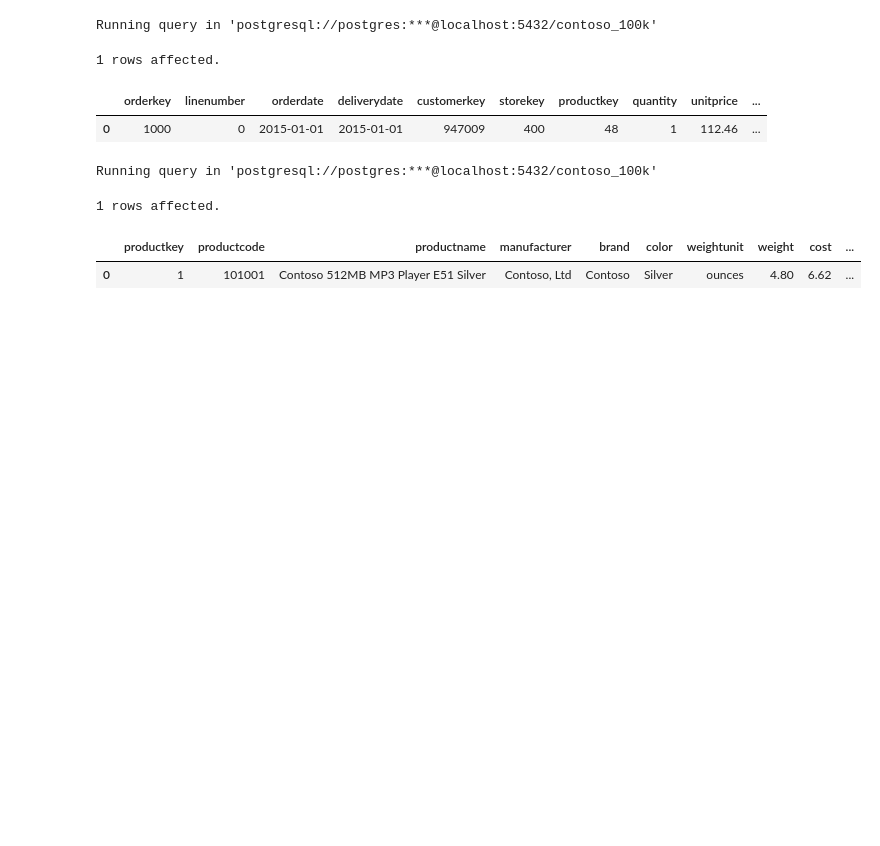
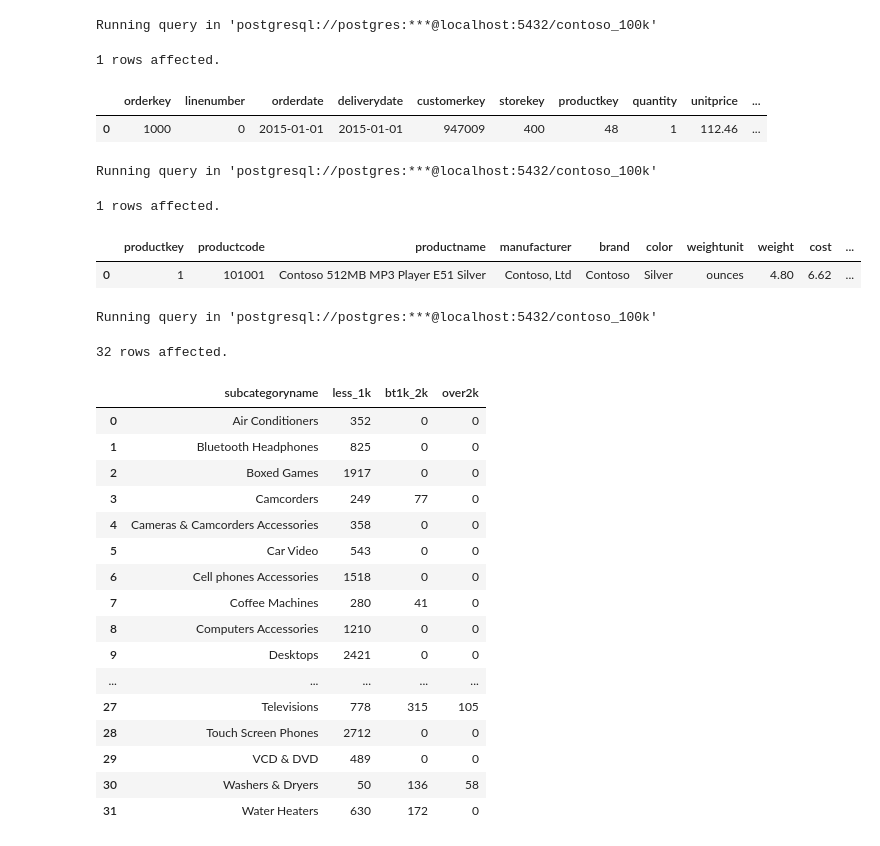
Before and after one commit to Bartek0829/SQL-learning, a Jupyter notebook: Resources/Blank_SQL_Notebook.ipynb, the cells around one changed output. Saved outputs shown, nothing was run; the diff lists cells and outputs as text; code cells hidden in the pictures; blank space fills up the shorter version.

```diff
--- a/Resources/Blank_SQL_Notebook.ipynb
+++ b/Resources/Blank_SQL_Notebook.ipynb
@@ -525,0 +522,32 @@ SELECT
+# %%
+%%sql
+SELECT
+  p.subcategoryname,
+  COUNT(DISTINCT CASE WHEN p.price < 1000 THEN s.orderkey END) AS less_1k,
+  COUNT(DISTINCT CASE WHEN p.price BETWEEN 1000 AND 2000 THEN s.orderkey END) AS bt1K_2k,
+  COUNT(DISTINCT CASE WHEN p.price > 2000 THEN s.orderkey END) AS over2k
+FROM sales s
+LEFT JOIN product p ON s.productkey = p.productkey
+WHERE s.orderdate BETWEEN '01-01-2023' AND '12-31-2023'
+GROUP BY p.subcategoryname
+ORDER BY p.subcategoryname
+# %% [output]
+Running query in 'postgresql://postgres:***@localhost:5432/contoso_100k'
+32 rows affected.
+|  | subcategoryname | less_1k | bt1k_2k | over2k |
+| 0 | Air Conditioners | 352 | 0 | 0 |
+| 1 | Bluetooth Headphones | 825 | 0 | 0 |
+| 2 | Boxed Games | 1917 | 0 | 0 |
+| 3 | Camcorders | 249 | 77 | 0 |
+| 4 | Cameras & Camcorders Accessories | 358 | 0 | 0 |
+| 5 | Car Video | 543 | 0 | 0 |
+| 6 | Cell phones Accessories | 1518 | 0 | 0 |
+| 7 | Coffee Machines | 280 | 41 | 0 |
+| 8 | Computers Accessories | 1210 | 0 | 0 |
+| 9 | Desktops | 2421 | 0 | 0 |
+| ... | ... | ... | ... | ... |
+| 27 | Televisions | 778 | 315 | 105 |
+| 28 | Touch Screen Phones | 2712 | 0 | 0 |
+| 29 | VCD & DVD | 489 | 0 | 0 |
+| 30 | Washers & Dryers | 50 | 136 | 58 |
+| 31 | Water Heaters | 630 | 172 | 0 |
```
Also changed, not shown: parts of 8 cells of this notebook.
